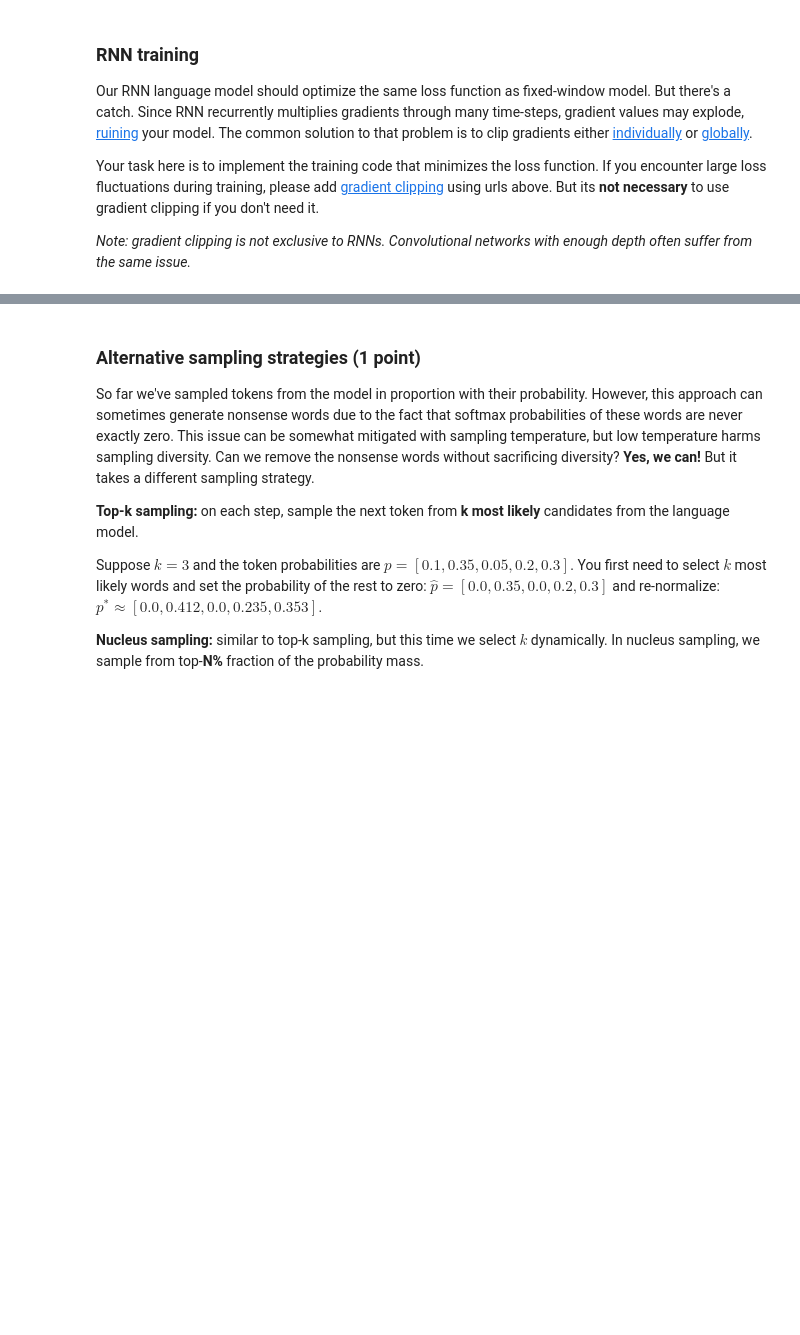
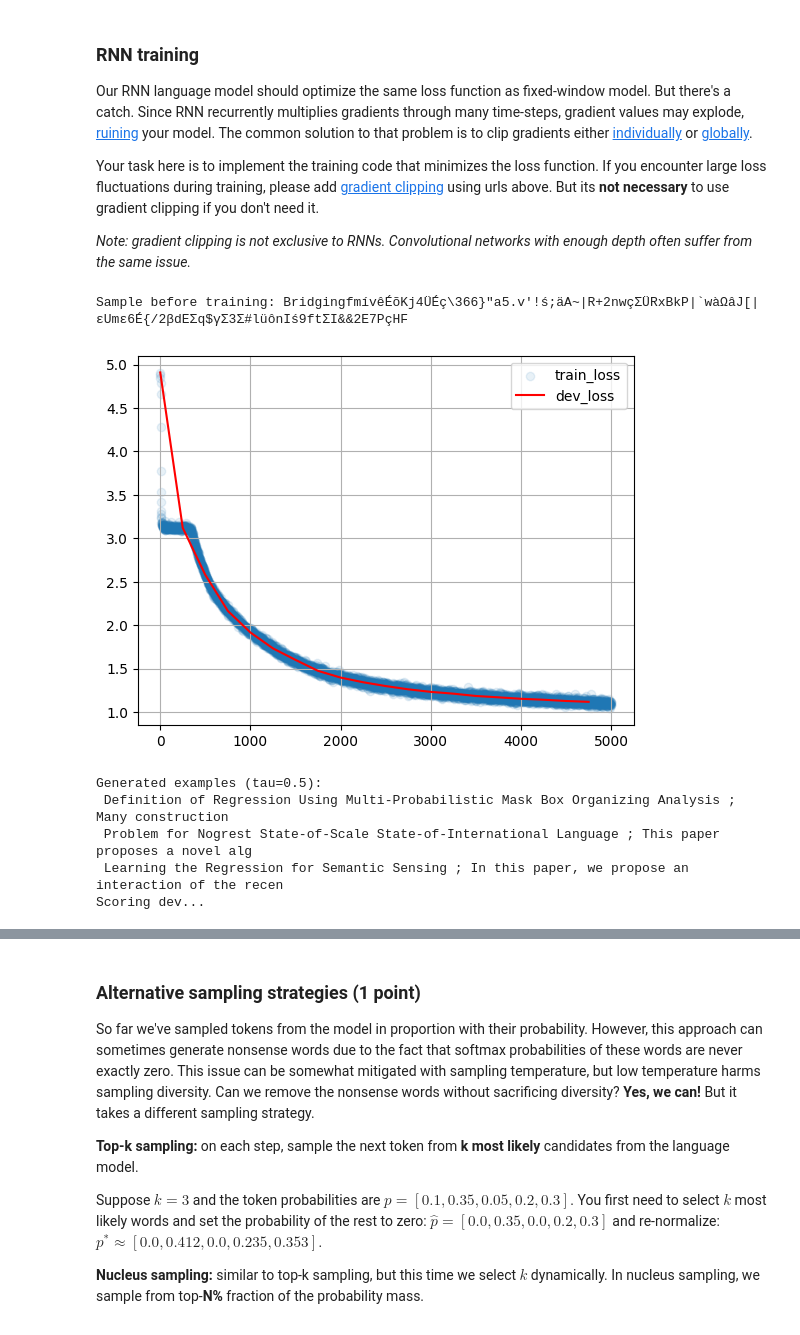
Before and after one commit to A-ladzin/nlp_course, a Jupyter notebook: week03_lm/homework_pytorch.ipynb, the cells around one changed output, grey strips where cells are left out. Saved outputs shown, nothing was run; the diff lists cells and outputs as text; code cells hidden in the pictures; blank space fills up the shorter version.

```diff
--- a/week03_lm/homework_pytorch.ipynb
+++ b/week03_lm/homework_pytorch.ipynb
@@ -376,7 +376,8 @@ Such model processes one token at a time, left to right, and maintains a hidden
 <img src='https://raw.githubusercontent.com/yandexdataschool/nlp_course/master/resources/rnn_lm.jpg' width=480px>
 # %%
 class RNNLanguageModel(nn.Module):
-    def __init__(self, n_tokens=n_tokens, emb_size=16, hid_size=256):
+    def __init__(self, n_tokens=n_tokens, emb_size=16, hid_size=256,device = 'cuda'):
+        self.device = device
         """
         Build a recurrent language model.
         You are free to choose anything you want, but the recommended architecture is
@@ -392,11 +393,13 @@ class RNNLanguageModel(nn.Module):
 
         # YOUR CODE - create layers/variables/etc
 
-        <...>
+        self.lstm = nn.LSTM(emb_size,hid_size,batch_first=True,num_layers=4) # divine intellect
+        self.embeddings = nn.Embedding(n_tokens,16,0)
+        self.fc = nn.Linear(hid_size,n_tokens)
 
         #END OF YOUR CODE
 
-    def __call__(self, input_ix):
+    def forward(self, input_ix):
         """
         compute language model logits given input tokens
         :param input_ix: batch of sequences with token indices, tensor: int32[batch_size, sequence_length]
@@ -404,11 +407,15 @@ class RNNLanguageModel(nn.Module):
             these outputs will be used as logits to compute P(x_t | x_0, ..., x_{t - 1})
         """
         # YOUR CODE - apply layers, see docstring above
-        return <...> # output tensor should be of shape [batch_size, sequence_length, n_tokens]
+
+        out = self.lstm(self.embeddings(input_ix))[0]
+        out = self.fc(out)
+
+        return out
 
     def get_possible_next_tokens(self, prefix=BOS, temperature=1.0, max_len=100):
         """ :returns: probabilities of next token, dict {token : prob} for all tokens """
-        prefix_ix = torch.as_tensor(to_matrix([prefix]), dtype=torch.int64)
+        prefix_ix = torch.as_tensor(to_matrix([prefix]), dtype=torch.int64).to(self.device)
         with torch.no_grad():
-            probs = torch.softmax(self(prefix_ix)[0, -1], dim=-1).cpu().numpy()  # shape: [n_tokens]
+            probs = torch.softmax(self(prefix_ix)[0, -1], dim=-1).to(self.device).cpu().numpy()  # shape: [n_tokens]
         return dict(zip(tokens, probs))
@@ -445,38 +452,50 @@ _Note: gradient clipping is not exclusive to RNNs. Convolutional networks with e
 batch_size = 64         # <-- please tune batch size to fit your CPU/GPU configuration
 score_dev_every = 250
 train_history, dev_history = [], []
-
-model = <YOUR CODE HERE>
+device = 'cuda' if torch.cuda.is_available() else 'cpu'
+model = RNNLanguageModel(device = device).to(device)
 opt = torch.optim.Adam(model.parameters())
 
 # score untrained model
 dev_history.append((0, score_lines(model, dev_lines, batch_size)))
 print("Sample before training:", generate(model, 'Bridging'))
+# %% [output]
+Sample before training: BridgingfmívêÉõKj4ÜÉç\366}"a5.v'!ś;äA~|R+2nwçΣÜRxBkP|`wàΩâJ[|εUmε6É{/2βdEΣq$γΣ3Σ#lüônIś9ftΣI&&2E7PçHF
 # %%
 from IPython.display import clear_output
 from random import sample
 from tqdm import trange
 
 for i in trange(len(train_history), 5000):
+    opt.zero_grad()
     batch = to_matrix(sample(train_lines, batch_size))
+    batch = torch.Tensor(batch).to(device)
 
-    <YOUR CODE - one step of the training loop for your RNN model>
+    # <YOUR CODE - one step of the training loop for your RNN model>
+    loss_i = compute_loss(model,batch)
+    loss_i.backward()
+    train_history.append((i, loss_i.item()))
+    opt.step()
 
-    loss_i = <...>
-
-    train_history.append((i, float(loss_i)))
 
     if (i + 1) % 50 == 0:
         clear_output(True)
         plt.scatter(*zip(*train_history), alpha=0.1, label='train_loss')
         if len(dev_history):
             plt.plot(*zip(*dev_history), color='red', label='dev_loss')
         plt.legend(); plt.grid(); plt.show()
         print("Generated examples (tau=0.5):")
         for _ in range(3):
             print(generate(model, temperature=0.5))
 
     if (i + 1) % score_dev_every == 0:
         print("Scoring dev...")
         dev_history.append((i, score_lines(model, dev_lines, batch_size)))
         print('#%i Dev loss: %.3f' % dev_history[-1])
+# %% [output]
+[figure, added]
+Generated examples (tau=0.5):
+ Definition of Regression Using Multi-Probabilistic Mask Box Organizing Analysis ; Many construction
+ Problem for Nogrest State-of-Scale State-of-International Language ; This paper proposes a novel alg
+ Learning the Regression for Semantic Sensing ; In this paper, we propose an interaction of the recen
+Scoring dev...
```
Also changed, not shown: parts of 5 cells of this notebook.
